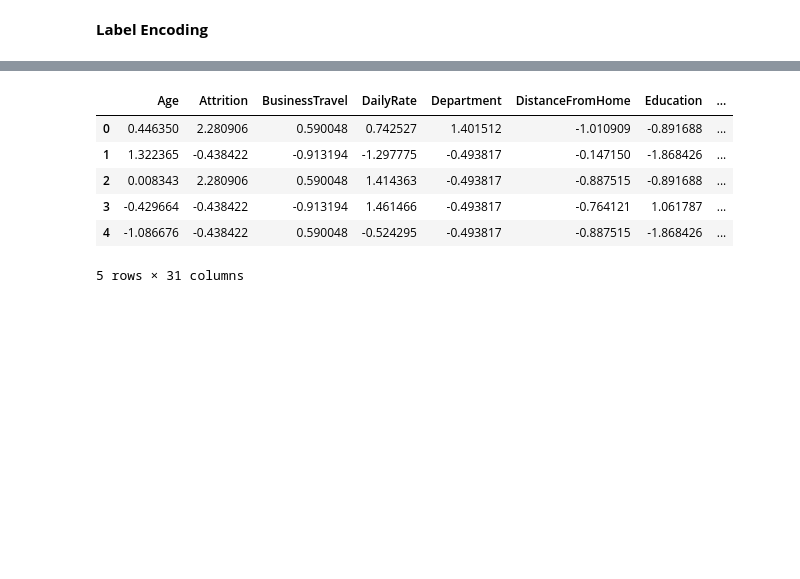
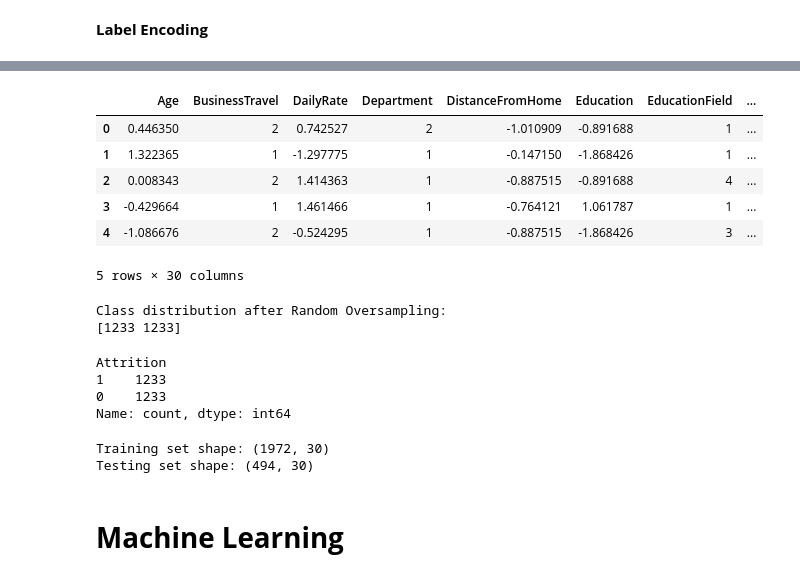
Before and after one commit to shahdelmasry12/Data-Mining-Project, a Jupyter notebook: (Classification)Employee_Attrition_–_HR_Analytics.ipynb, the cells around one changed output, grey strips where cells are left out. Drawn from its saved outputs; the diff is of its cells as text; code cells hidden in the pictures; blank space fills up the shorter version.

```diff
--- a/(Classification)Employee_Attrition_–_HR_Analytics.ipynb
+++ b/(Classification)Employee_Attrition_–_HR_Analytics.ipynb
@@ -359,0 +365,6 @@ memory usage: 356.1+ KB
+# %%
+# Separate features and target variable
+x = df.drop("Attrition", axis=1)
+y = df["Attrition"]
+
+x.head()
@@ -360,7 +395,7 @@ memory usage: 356.1+ KB
 # %%
 # Identify categorical and numerical columns
-categorical_cols = df.select_dtypes(include="object").columns
-numerical_cols = df.select_dtypes(include=np.number).columns
+categorical_cols = x.select_dtypes(include="object").columns
+numerical_cols = x.select_dtypes(include=np.number).columns
 
 print(categorical_cols,"""
 *********************************************************************
@@ -388,8 +415,0 @@ df['Gender'] =df['Gender'].map({'Male':0 , 'Female':1})
-# %%
-# encode categorical columns wich are ordinal , use Label Encoding
-encoding_cols = ['BusinessTravel','Department','EducationField','JobRole','MaritalStatus']
-label_encoders = {}
-
-for col in encoding_cols:
-  label_encoders[col]=LabelEncoder()
-  df[col]=label_encoders[col].fit_transform(df[col])
@@ -425,0 +416,7 @@ df.info
+# %%
+# Convert categorical columns to numerical columns
+for col in categorical_cols:
+    le = LabelEncoder()
+    x[col] = le.fit_transform(x[col])
+
+x.head().T
@@ -426,14 +441,40 @@ df.info
 # %%
 # Apply StandardScaler to numerical columns
 scaler = StandardScaler()
-df[numerical_cols] = scaler.fit_transform(df[numerical_cols])
+x[numerical_cols] = scaler.fit_transform(x[numerical_cols])
 
-df.head()
+x.head()
 # %% [output]
-|  | Age | Attrition | BusinessTravel | DailyRate | Department | DistanceFromHome | Education | ... |
-| 0 | 0.446350 | 2.280906 | 0.590048 | 0.742527 | 1.401512 | -1.010909 | -0.891688 | ... |
-| 1 | 1.322365 | -0.438422 | -0.913194 | -1.297775 | -0.493817 | -0.147150 | -1.868426 | ... |
-| 2 | 0.008343 | 2.280906 | 0.590048 | 1.414363 | -0.493817 | -0.887515 | -0.891688 | ... |
-| 3 | -0.429664 | -0.438422 | -0.913194 | 1.461466 | -0.493817 | -0.764121 | 1.061787 | ... |
-| 4 | -1.086676 | -0.438422 | 0.590048 | -0.524295 | -0.493817 | -0.887515 | -1.868426 | ... |
+|  | Age | BusinessTravel | DailyRate | Department | DistanceFromHome | Education | EducationField | ... |
+| 0 | 0.446350 | 2 | 0.742527 | 2 | -1.010909 | -0.891688 | 1 | ... |
+| 1 | 1.322365 | 1 | -1.297775 | 1 | -0.147150 | -1.868426 | 1 | ... |
+| 2 | 0.008343 | 2 | 1.414363 | 1 | -0.887515 | -0.891688 | 4 | ... |
+| 3 | -0.429664 | 1 | 1.461466 | 1 | -0.764121 | 1.061787 | 1 | ... |
+| 4 | -1.086676 | 2 | -0.524295 | 1 | -0.887515 | -1.868426 | 3 | ... |
-5 rows × 31 columns
+5 rows × 30 columns
+# %%
+ros = RandomOverSampler(random_state=42)
+x_oversampled, y_oversampled = ros.fit_resample(x, y)
+
+print("Class distribution after Random Oversampling:")
+print(np.bincount(y_oversampled))
+# %% [output]
+Class distribution after Random Oversampling:
+[1233 1233]
+# %%
+print(y_oversampled.value_counts())
+# %% [output]
+Attrition
+1    1233
+0    1233
+Name: count, dtype: int64
+# %%
+x_train, x_test, y_train, y_test = train_test_split(x_oversampled, y_oversampled, test_size=0.2, random_state=42)
+
+print("Training set shape:", x_train.shape)
+print("Testing set shape:", x_test.shape)
+# %% [output]
+Training set shape: (1972, 30)
+Testing set shape: (494, 30)
+# %% [markdown]
+# **Machine Learning**
```
Also changed, not shown: parts of 11 cells of this notebook.
